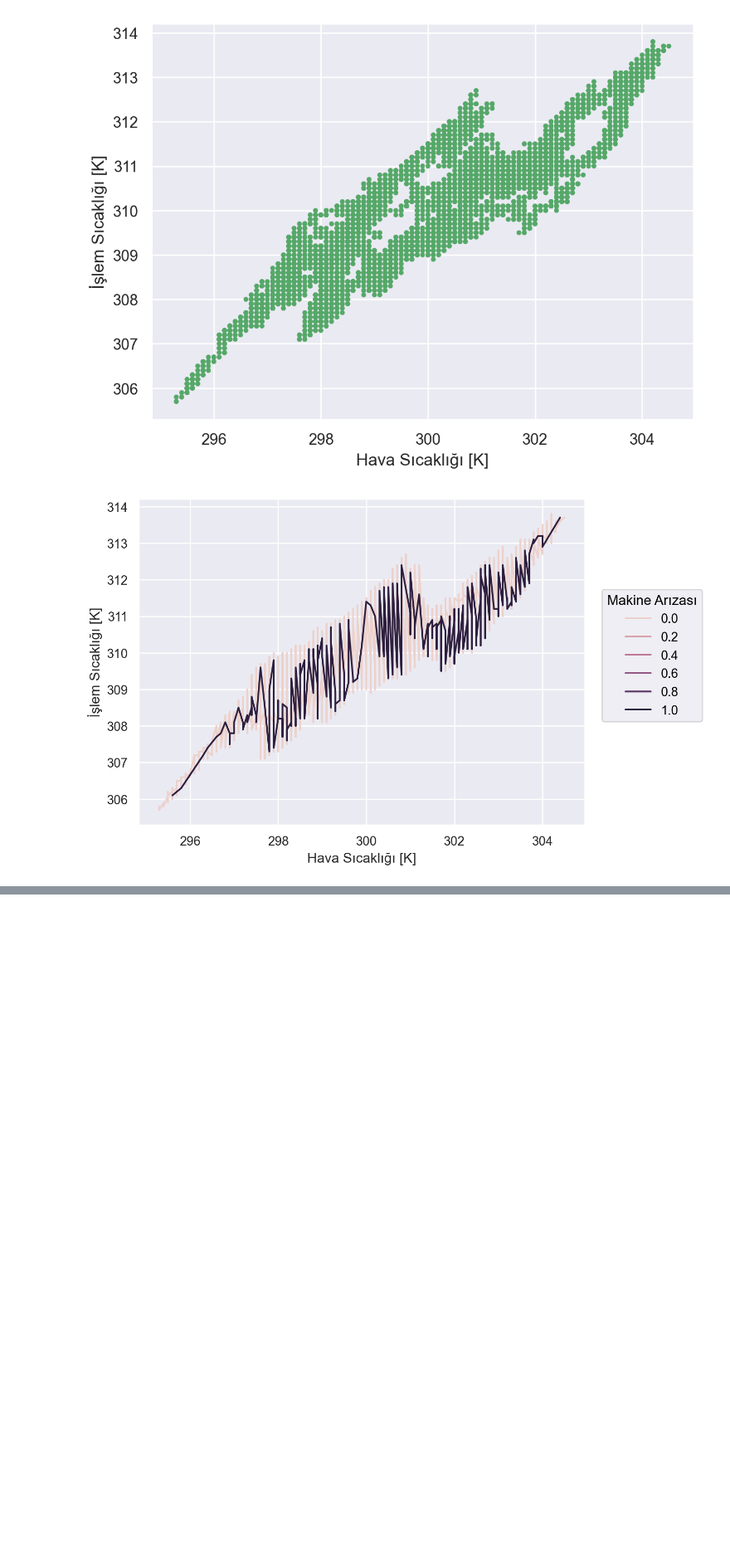
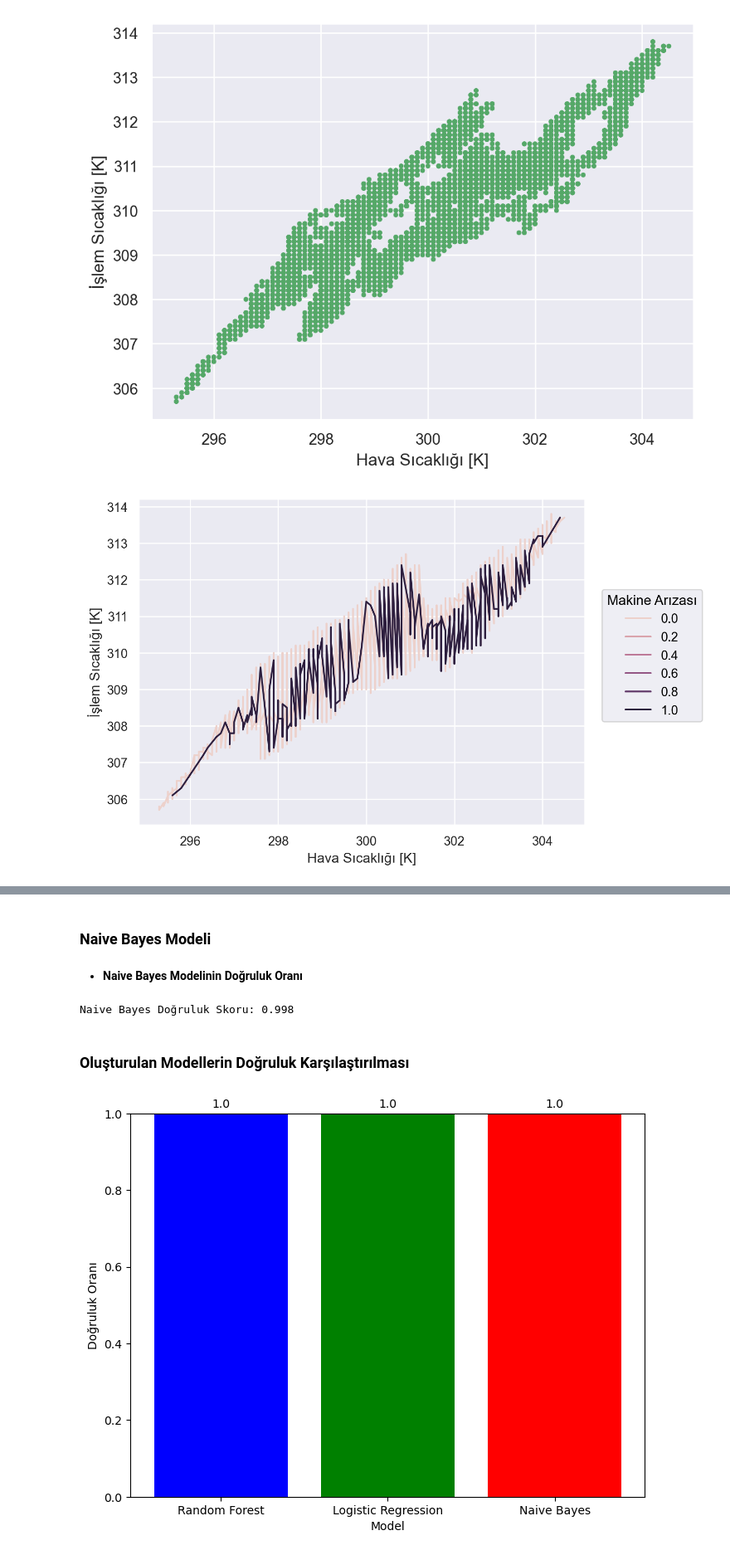
Before and after one commit to memollizm/Ariza-Tahmin-Sistemi, a Jupyter notebook: ArızaTahminSistemi.ipynb, the cells around one changed output, grey strips where cells are left out. Shown at 83% size. Saved outputs shown, nothing was run; the diff lists cells and outputs as text; code cells hidden in the pictures; blank space fills up the shorter version.

```diff
--- a/ArızaTahminSistemi.ipynb
+++ b/ArızaTahminSistemi.ipynb
@@ -283,0 +310,2 @@ import seaborn.objects as so
+# %%
+X_train, X_test, y_train, y_test = train_test_split(X, y, test_size=0.2, random_state=42)
@@ -283,0 +314,8 @@ import seaborn.objects as so
+# %%
+from sklearn.ensemble import RandomForestClassifier
+
+# Rastgele Ormanlar modelini oluşturma
+model = RandomForestClassifier(n_estimators=100, random_state=42)
+
+# Modeli eğitme
+model.fit(X_train, y_train)
@@ -283,0 +366,45 @@ import seaborn.objects as so
+# %% [markdown]
+### Naive Bayes Modeli
+# %%
+from sklearn.naive_bayes import GaussianNB
+
+# Naive Bayes modelini oluşturma
+nb_model = GaussianNB()
+
+# Modeli eğitme
+nb_model.fit(X_train, y_train)
+
+# Test verisi ile tahmin yapma
+y_pred_nb = nb_model.predict(X_test)
+# %% [markdown]
+* <b>Naive Bayes Modelinin Doğruluk Oranı</b>
+# %%
+accuracy_nb = accuracy_score(y_test, y_pred_nb)
+
+print('Naive Bayes Doğruluk Skoru:', accuracy_nb)
+# %% [output]
+Naive Bayes Doğruluk Skoru: 0.998
+# %% [markdown]
+### Oluşturulan Modellerin Doğruluk Karşılaştırılması
+# %%
+accuracies = [accuracy_random_forest, accuracy_logistic, accuracy_nb]
+model_names = ['Random Forest', 'Logistic Regression', 'Naive Bayes']
+
+# Grafiği oluşturma ve güncelleme
+plt.figure(figsize=(8, 6))
+bars = plt.bar(model_names, accuracies, color=['blue', 'green', 'red'])
+
+# Her çubuğun üstüne doğruluk oranını yazdırma
+for bar in bars:
+    yval = bar.get_height()
+    plt.text(bar.get_x() + bar.get_width()/2, yval + 0.01, round(yval, 2), ha='center', va='bottom')
+
+# Grafik başlık ve etiketleri
+plt.xlabel('Model')
+plt.ylabel('Doğruluk Oranı')
+plt.ylim(0, 1)  # Y eksenini 0-1 arasında sınırlama
+
+# Grafiği gösterme
+plt.show()
+# %% [output]
+[figure, added]
```
Also changed, not shown: parts of 14 cells of this notebook.
